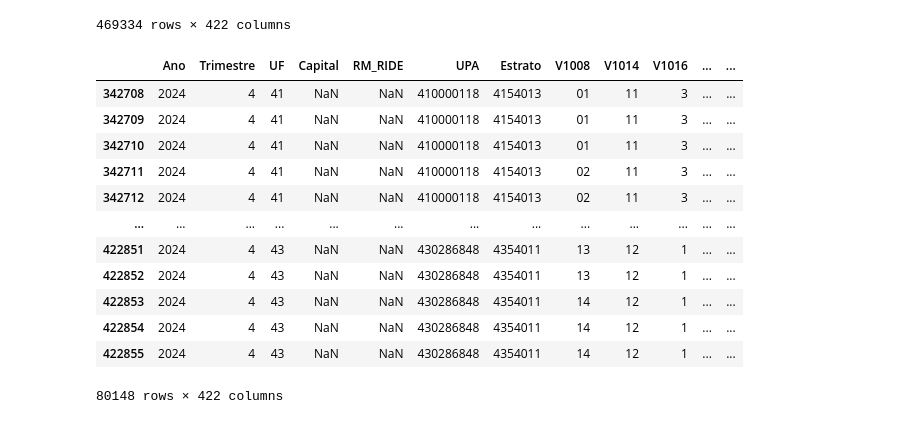
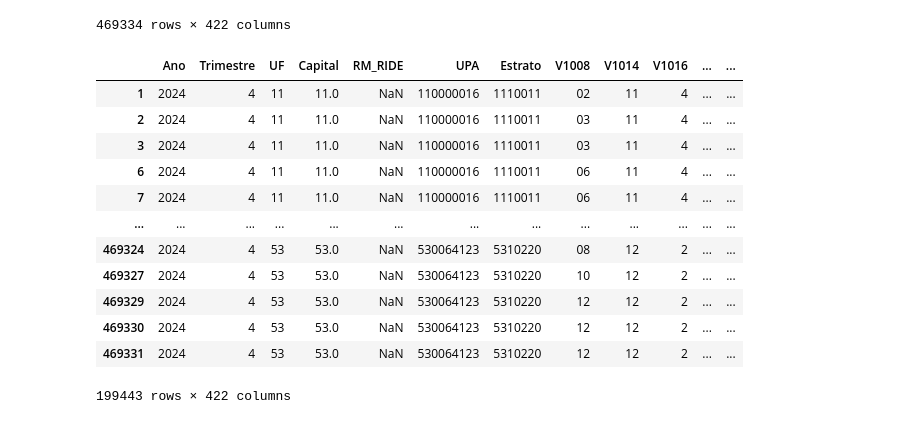
Before and after one commit to Uyris/cdadosaps03parte2, a Jupyter notebook: APS03parte2.ipynb, the cells around one changed output. Cells and saved outputs as stored; diff of their text form; code cells hidden in the pictures.

```diff
--- a/APS03parte2.ipynb
+++ b/APS03parte2.ipynb
@@ -11,8 +11,8 @@ warnings.filterwarnings("ignore", category=DeprecationWarning)
 # Faz o download do arquivo PNAD Trimestral
 pnad.trimestral.download(2024, 4)
 # %%
-dados = pd.read_parquet("pnad_trimestral_trimestre_042024.parquet")
-dados
+df_pnad = pd.read_parquet("pnad_trimestral_trimestre_042024.parquet")
+df_pnad
 # %% [output]
 |  | Ano | Trimestre | UF | Capital | RM_RIDE | UPA | Estrato | V1008 | V1014 | V1016 | ... | ... |
 | 0 | 2024 | 4 | 11 | 11.0 | NaN | 110000016 | 1110011 | 02 | 11 | 4 | ... | ... |
@@ -30,19 +67,23 @@ dados
 # %%
-ufs_desejadas = [43, 42, 41]  # 43 = RS, 42 = SC, 41 = PR
-df_filtrado = dados[dados['UF'].isin(ufs_desejadas)]
-df_filtrado
+# Passo 1: Filtrar pessoas ocupadas
+df = df_pnad.copy()
+
+# Filtrar ocupados e com VD4020 > 0
+df = df[(df["VD4002"] == 1) & (df["VD4020"] > 0)].copy()
+
+df
 # %% [output]
 |  | Ano | Trimestre | UF | Capital | RM_RIDE | UPA | Estrato | V1008 | V1014 | V1016 | ... | ... |
-| 342708 | 2024 | 4 | 41 | NaN | NaN | 410000118 | 4154013 | 01 | 11 | 3 | ... | ... |
-| 342709 | 2024 | 4 | 41 | NaN | NaN | 410000118 | 4154013 | 01 | 11 | 3 | ... | ... |
-| 342710 | 2024 | 4 | 41 | NaN | NaN | 410000118 | 4154013 | 01 | 11 | 3 | ... | ... |
-| 342711 | 2024 | 4 | 41 | NaN | NaN | 410000118 | 4154013 | 02 | 11 | 3 | ... | ... |
-| 342712 | 2024 | 4 | 41 | NaN | NaN | 410000118 | 4154013 | 02 | 11 | 3 | ... | ... |
+| 1 | 2024 | 4 | 11 | 11.0 | NaN | 110000016 | 1110011 | 02 | 11 | 4 | ... | ... |
+| 2 | 2024 | 4 | 11 | 11.0 | NaN | 110000016 | 1110011 | 03 | 11 | 4 | ... | ... |
+| 3 | 2024 | 4 | 11 | 11.0 | NaN | 110000016 | 1110011 | 03 | 11 | 4 | ... | ... |
+| 6 | 2024 | 4 | 11 | 11.0 | NaN | 110000016 | 1110011 | 06 | 11 | 4 | ... | ... |
+| 7 | 2024 | 4 | 11 | 11.0 | NaN | 110000016 | 1110011 | 06 | 11 | 4 | ... | ... |
 | ... | ... | ... | ... | ... | ... | ... | ... | ... | ... | ... | ... | ... |
-| 422851 | 2024 | 4 | 43 | NaN | NaN | 430286848 | 4354011 | 13 | 12 | 1 | ... | ... |
-| 422852 | 2024 | 4 | 43 | NaN | NaN | 430286848 | 4354011 | 13 | 12 | 1 | ... | ... |
-| 422853 | 2024 | 4 | 43 | NaN | NaN | 430286848 | 4354011 | 14 | 12 | 1 | ... | ... |
-| 422854 | 2024 | 4 | 43 | NaN | NaN | 430286848 | 4354011 | 14 | 12 | 1 | ... | ... |
-| 422855 | 2024 | 4 | 43 | NaN | NaN | 430286848 | 4354011 | 14 | 12 | 1 | ... | ... |
+| 469324 | 2024 | 4 | 53 | 53.0 | NaN | 530064123 | 5310220 | 08 | 12 | 2 | ... | ... |
+| 469327 | 2024 | 4 | 53 | 53.0 | NaN | 530064123 | 5310220 | 10 | 12 | 2 | ... | ... |
+| 469329 | 2024 | 4 | 53 | 53.0 | NaN | 530064123 | 5310220 | 12 | 12 | 2 | ... | ... |
+| 469330 | 2024 | 4 | 53 | 53.0 | NaN | 530064123 | 5310220 | 12 | 12 | 2 | ... | ... |
+| 469331 | 2024 | 4 | 53 | 53.0 | NaN | 530064123 | 5310220 | 12 | 12 | 2 | ... | ... |
-80148 rows × 422 columns
+199443 rows × 422 columns
 # %%
```
Also changed, not shown: parts of 35 cells of this notebook.
